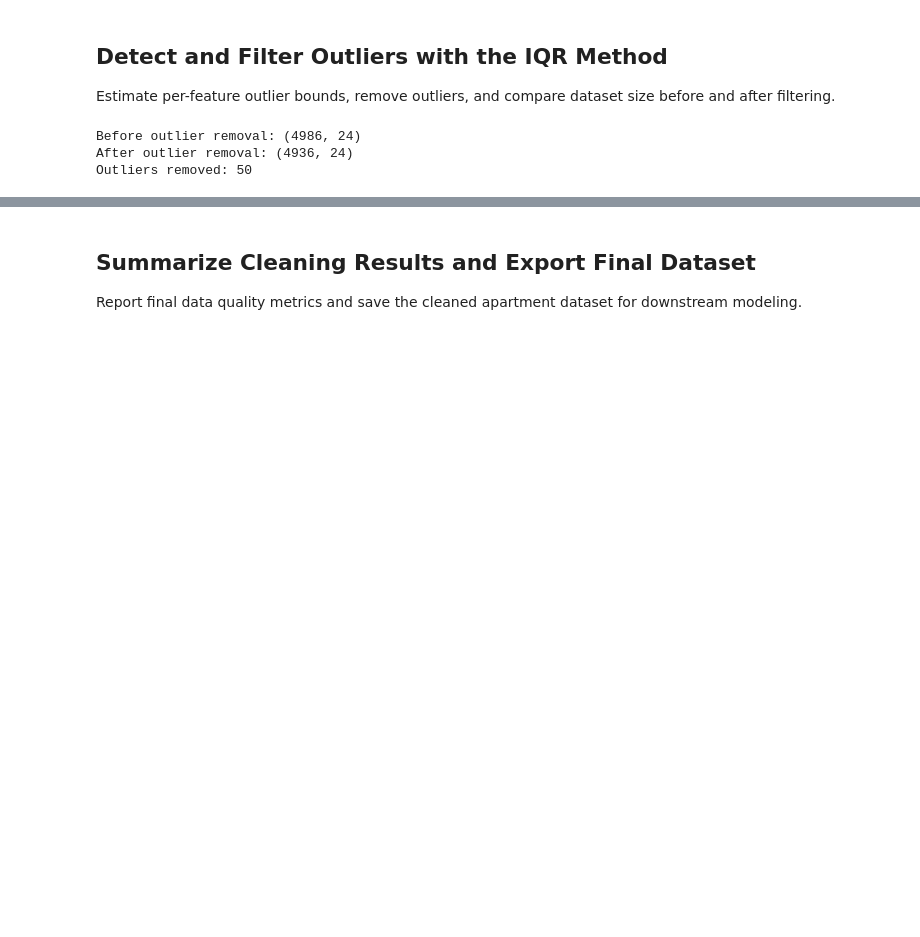
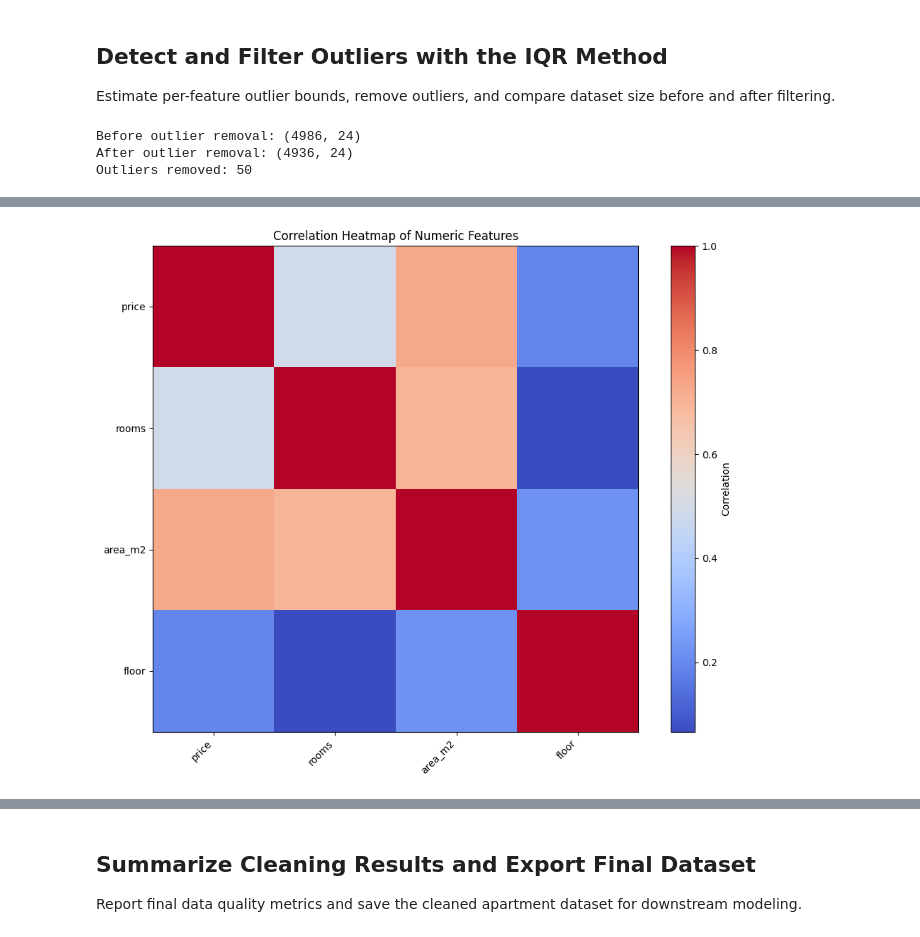
Before and after one commit to Bayrii/ai_project, a Jupyter notebook: notebooks/apartment/arenda-az-apartment-Data-Cleaning.ipynb, the cells around one changed output, grey strips where cells are left out. Cells and saved outputs as stored; diff of their text form; code cells hidden in the pictures; blank space fills up the shorter version.

```diff
--- a/notebooks/apartment/arenda-az-apartment-Data-Cleaning.ipynb
+++ b/notebooks/apartment/arenda-az-apartment-Data-Cleaning.ipynb
@@ -272,0 +276,14 @@ plot_numeric_distributions(df_clean_2, key_numeric_features)
+# %%
+numeric_df = df_clean_2.select_dtypes(include=[np.number])
+correlation_matrix = numeric_df.corr()
+
+plt.figure(figsize=(10, 8))
+plt.imshow(correlation_matrix, cmap='coolwarm', interpolation='nearest')
+plt.colorbar(label='Correlation')
+plt.xticks(range(len(correlation_matrix.columns)), correlation_matrix.columns, rotation=45, ha='right')
+plt.yticks(range(len(correlation_matrix.index)), correlation_matrix.index)
+plt.title('Correlation Heatmap of Numeric Features')
+plt.tight_layout()
+plt.show()
+# %% [output]
+[figure, added]
```
Also changed, not shown: parts of 48 cells of this notebook, 57 other files.
